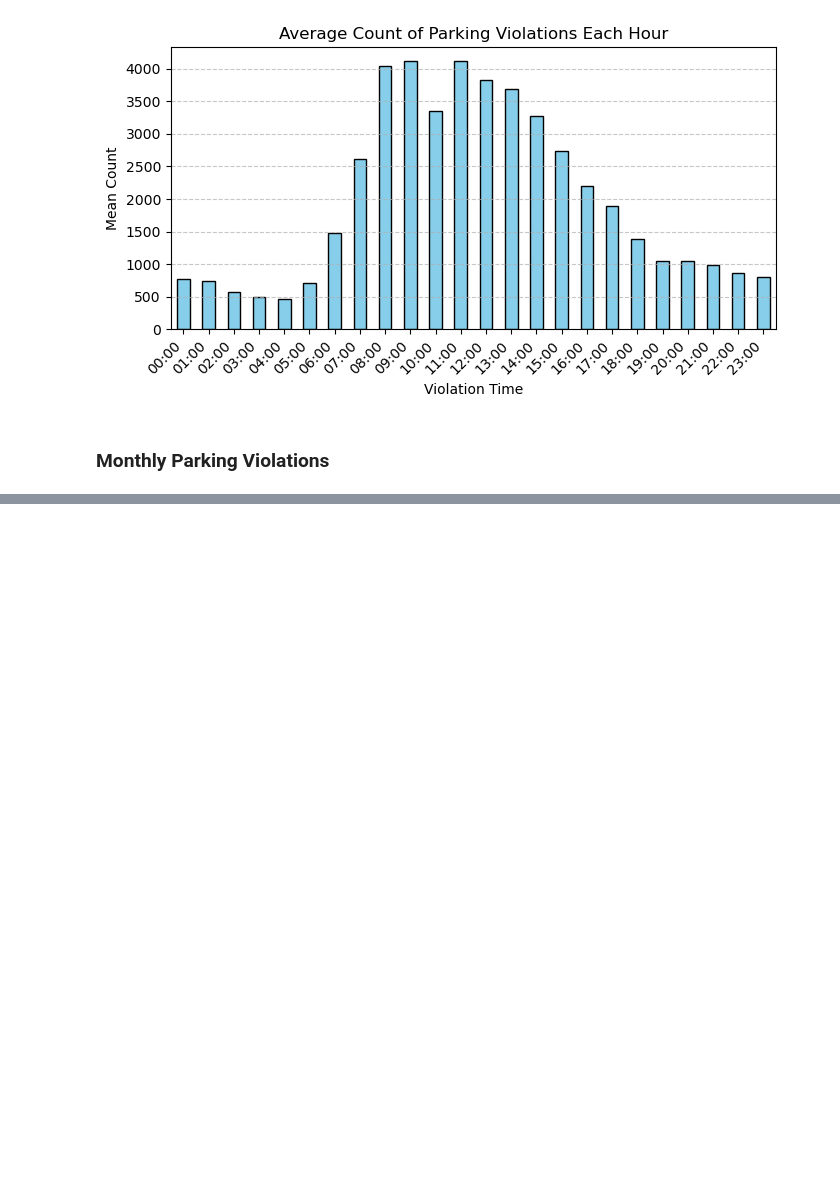
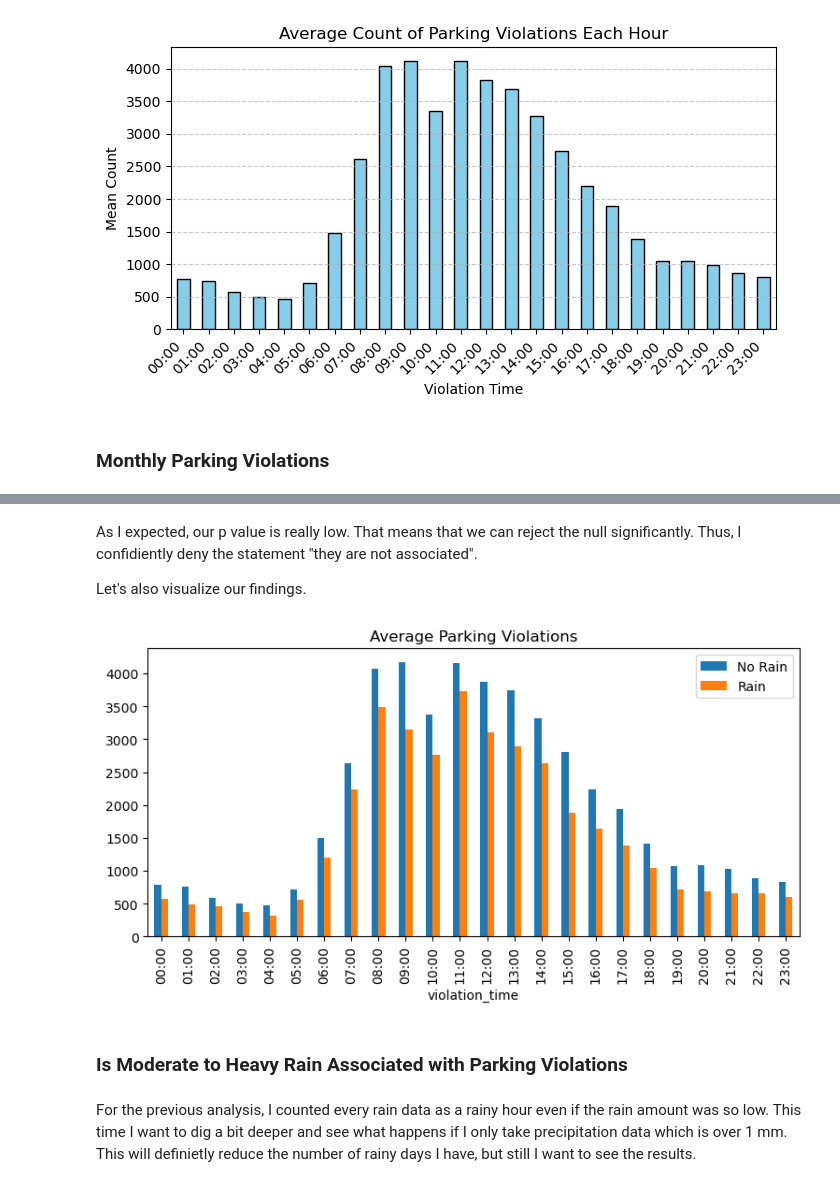
Before and after one commit to etumkaya/nyc-parking-violations, a Jupyter notebook: NYC_Parking_Violations.ipynb, the cells around one changed output, grey strips where cells are left out. Cells and saved outputs as stored; diff of their text form; code cells hidden in the pictures; blank space fills up the shorter version.

```diff
--- a/NYC_Parking_Violations.ipynb
+++ b/NYC_Parking_Violations.ipynb
@@ -492,0 +897,4 @@ Name: count, Length: 75, dtype: int64
+# %%
+merged_violation_rain1=merged_violation.copy()
+# %%
+merged_violation_rain1["precipitation (mm)"] = merged_violation_rain1["precipitation (mm)"].apply(lambda x: 1 if x != 0 else 0)
@@ -492,0 +929,4 @@ Name: count, Length: 75, dtype: int64
+# %%
+cross_tab_mean = pd.crosstab(index=merged_violation_rain1['violation_time'], columns=merged_violation_rain1['precipitation (mm)'], values=merged_violation_rain1['violation_count'], aggfunc='mean')
+# %%
+cross_tab_mean.columns=["No Rain","Rain"]
@@ -492,0 +977,15 @@ Name: count, Length: 75, dtype: int64
+# %% [markdown]
+As I expected, our p value is really low. That means that we can reject the null significantly. Thus, I confidiently deny the statement "they are not associated".
+
+Let's also visualize our findings.
+# %%
+gra=cross_tab_mean.plot(kind='bar', stacked=False,figsize=(9,4))
+gra.set_title("Average Parking Violations")
+
+plt.show()
+# %% [output]
+[figure, added]
+# %% [markdown]
+### Is Moderate to Heavy Rain Associated with Parking Violations
+# %% [markdown]
+For the previous analysis, I counted every rain data as a rainy hour even if the rain amount was so low. This time I want to dig a bit deeper and see what happens if I only take precipitation data which is over 1 mm. This will definietly reduce the number of rainy days I have, but still I want to see the results.
```
Also changed, not shown: parts of 128 cells of this notebook.
